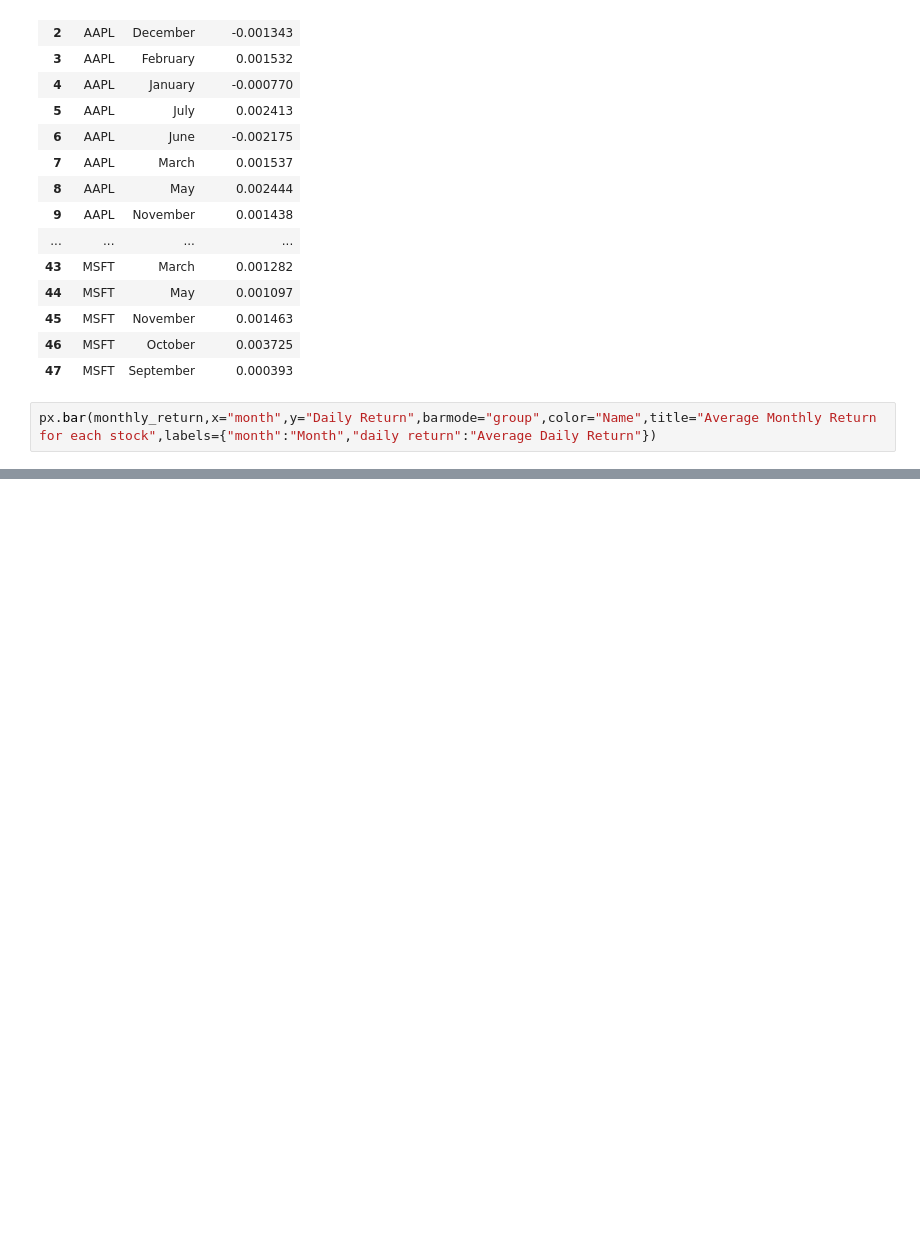
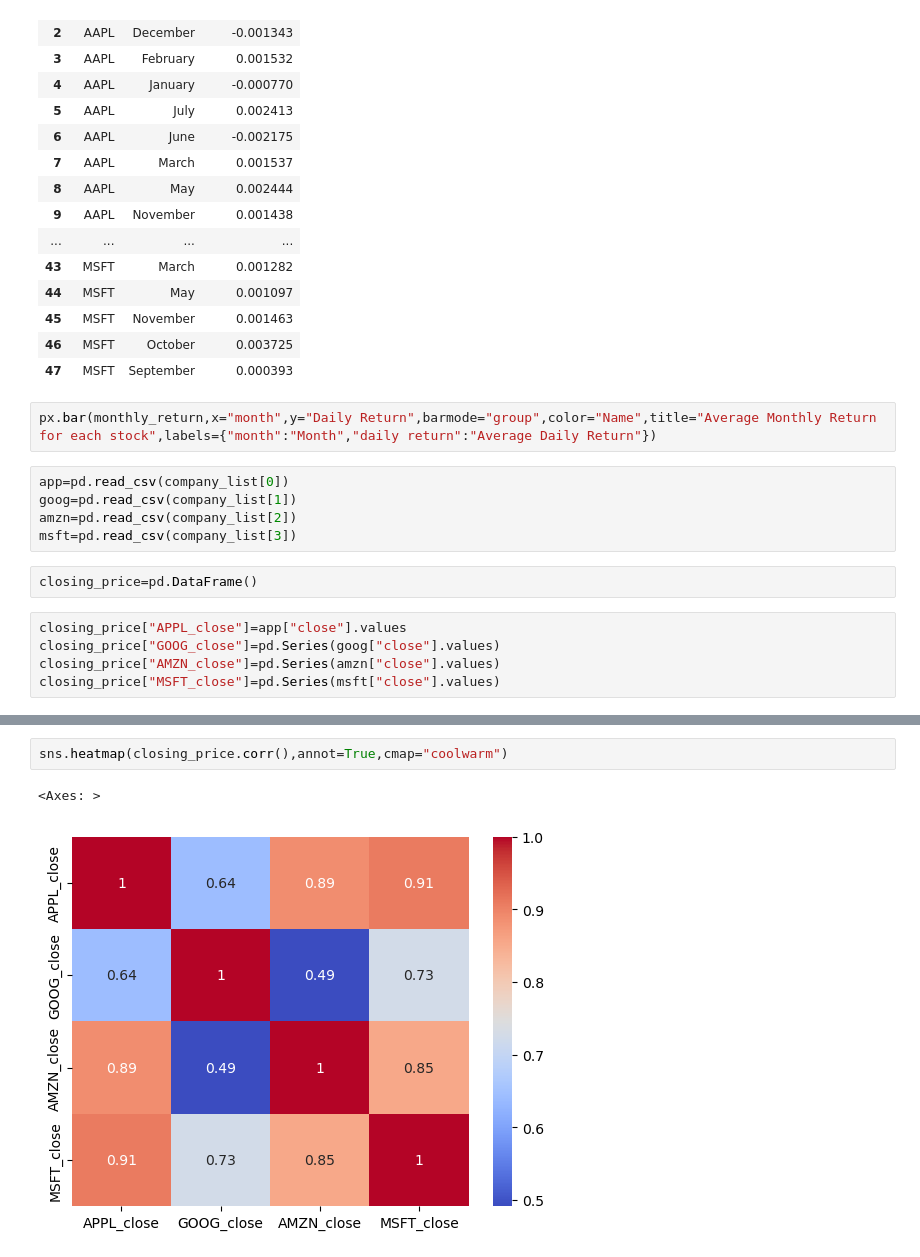
Before and after one commit to ThonteShila/DataAnalytics_Projects, a Jupyter notebook: Stock Market Data Analytics/Stock_Market_Analysis_Notebook.ipynb, the cells around one changed output, grey strips where cells are left out. Saved outputs shown, nothing was run; the diff lists cells and outputs as text; blank space fills up the shorter version.

```diff
--- a/Stock Market Data Analytics/Stock_Market_Analysis_Notebook.ipynb
+++ b/Stock Market Data Analytics/Stock_Market_Analysis_Notebook.ipynb
@@ -393,3 +393,15 @@ monthly_return
 | 47 | MSFT | September | 0.000393 |
 # %%
 px.bar(monthly_return,x="month",y="Daily Return",barmode="group",color="Name",title="Average Monthly Return for each stock",labels={"month":"Month","daily return":"Average Daily Return"})
+# %%
+app=pd.read_csv(company_list[0])
+goog=pd.read_csv(company_list[1])
+amzn=pd.read_csv(company_list[2])
+msft=pd.read_csv(company_list[3])
+# %%
+closing_price=pd.DataFrame()
+# %%
+closing_price["APPL_close"]=app["close"].values
+closing_price["GOOG_close"]=pd.Series(goog["close"].values)
+closing_price["AMZN_close"]=pd.Series(amzn["close"].values)
+closing_price["MSFT_close"]=pd.Series(msft["close"].values)
@@ -395,0 +432,5 @@ px.bar(monthly_return,x="month",y="Daily Return",barmode="group",color="Name",ti
+# %%
+sns.heatmap(closing_price.corr(),annot=True,cmap="coolwarm")
+# %% [output]
+<Axes: >
+[figure, added]
```
Also changed, not shown: parts of 4 cells of this notebook.
